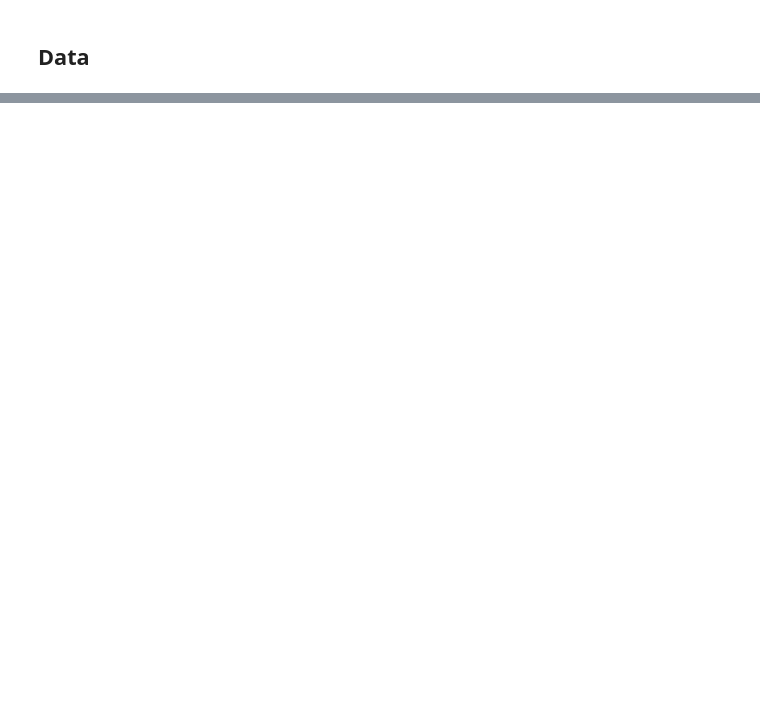
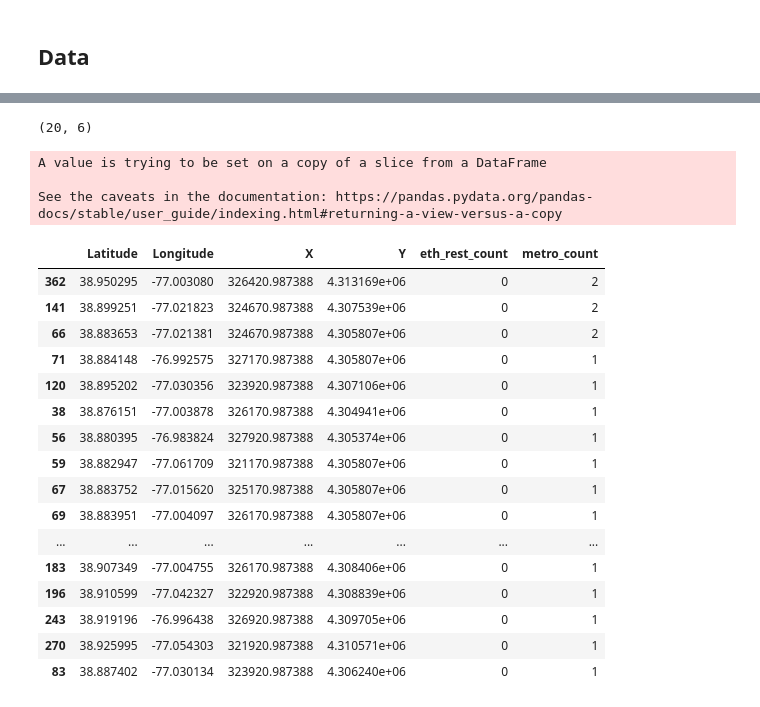
Before and after one commit to amsnyder/Coursera_Capstone, a Jupyter notebook: ethiopian_restaurant_dc.ipynb, the cells around one changed output, grey strips where cells are left out. Drawn from its saved outputs; the diff is of its cells as text; code cells hidden in the pictures; blank space fills up the shorter version.

```diff
--- a/ethiopian_restaurant_dc.ipynb
+++ b/ethiopian_restaurant_dc.ipynb
@@ -25,0 +241,18 @@ Following data sources will be needed to extract/generate the required informati
+# %%
+# go through each metro stop and determine which neighborhood it is in
+for i, row in metro_df.iterrows():
+    metro_lat = float(row['Lat'])
+    metro_lon = float(row['Lon'])
+    # convert to cartesian coordinates
+    metro_x, metro_y = lonlat_to_xy(metro_lon, metro_lat)
+    # calculate distance to each neighborhood
+    for n_i, n_row in df_locations_temp.iterrows():
+        dis = calc_xy_distance(metro_x, metro_y, n_row.X, n_row.Y)
+        df_locations_temp.loc[n_i, 'distance'] = dis
+
+    # if the distance falls within the radius of the neighborhood closest to it, record it
+    if df_locations_temp.distance.min() <= (step/2):
+        # find the minimum distance neighborhood (should be the neighborhood it is inside of)
+        min_idx = df_locations_temp.index[df_locations_temp.distance==df_locations_temp.distance.min()][0]
+        # indicate that we have found a/another ethiopian restaurant in the original neighborhood df
+        df_locations.loc[min_idx, 'metro_count'] += 1
@@ -25,0 +261,3 @@ Following data sources will be needed to extract/generate the required informati
+# %%
+df_1_metro = df_locations[df_locations.metro_count>=1]
+df_1_metro.shape
@@ -25,0 +268,3 @@ Following data sources will be needed to extract/generate the required informati
+# %%
+df_1_metro.sort_values('eth_rest_count', inplace=True)
+df_1_metro.head(10)
@@ -25,0 +286,29 @@ Following data sources will be needed to extract/generate the required informati
+# %%
+df_best = df_1_metro[df_1_metro.eth_rest_count==0]
+df_best.shape
+# %% [output]
+(20, 6)
+# %%
+df_best.sort_values('metro_count', ascending=False, inplace=True)
+display(df_best)
+# %% [output]
+A value is trying to be set on a copy of a slice from a DataFrame
+
+See the caveats in the documentation: https://pandas.pydata.org/pandas-docs/stable/user_guide/indexing.html#returning-a-view-versus-a-copy
+|  | Latitude | Longitude | X | Y | eth_rest_count | metro_count |
+| 362 | 38.950295 | -77.003080 | 326420.987388 | 4.313169e+06 | 0 | 2 |
+| 141 | 38.899251 | -77.021823 | 324670.987388 | 4.307539e+06 | 0 | 2 |
+| 66 | 38.883653 | -77.021381 | 324670.987388 | 4.305807e+06 | 0 | 2 |
+| 71 | 38.884148 | -76.992575 | 327170.987388 | 4.305807e+06 | 0 | 1 |
+| 120 | 38.895202 | -77.030356 | 323920.987388 | 4.307106e+06 | 0 | 1 |
+| 38 | 38.876151 | -77.003878 | 326170.987388 | 4.304941e+06 | 0 | 1 |
+| 56 | 38.880395 | -76.983824 | 327920.987388 | 4.305374e+06 | 0 | 1 |
+| 59 | 38.882947 | -77.061709 | 321170.987388 | 4.305807e+06 | 0 | 1 |
+| 67 | 38.883752 | -77.015620 | 325170.987388 | 4.305807e+06 | 0 | 1 |
+| 69 | 38.883951 | -77.004097 | 326170.987388 | 4.305807e+06 | 0 | 1 |
+| ... | ... | ... | ... | ... | ... | ... |
+| 183 | 38.907349 | -77.004755 | 326170.987388 | 4.308406e+06 | 0 | 1 |
+| 196 | 38.910599 | -77.042327 | 322920.987388 | 4.308839e+06 | 0 | 1 |
+| 243 | 38.919196 | -76.996438 | 326920.987388 | 4.309705e+06 | 0 | 1 |
+| 270 | 38.925995 | -77.054303 | 321920.987388 | 4.310571e+06 | 0 | 1 |
+| 83 | 38.887402 | -77.030134 | 323920.987388 | 4.306240e+06 | 0 | 1 |
```
Also changed, not shown: parts of 44 cells of this notebook.
